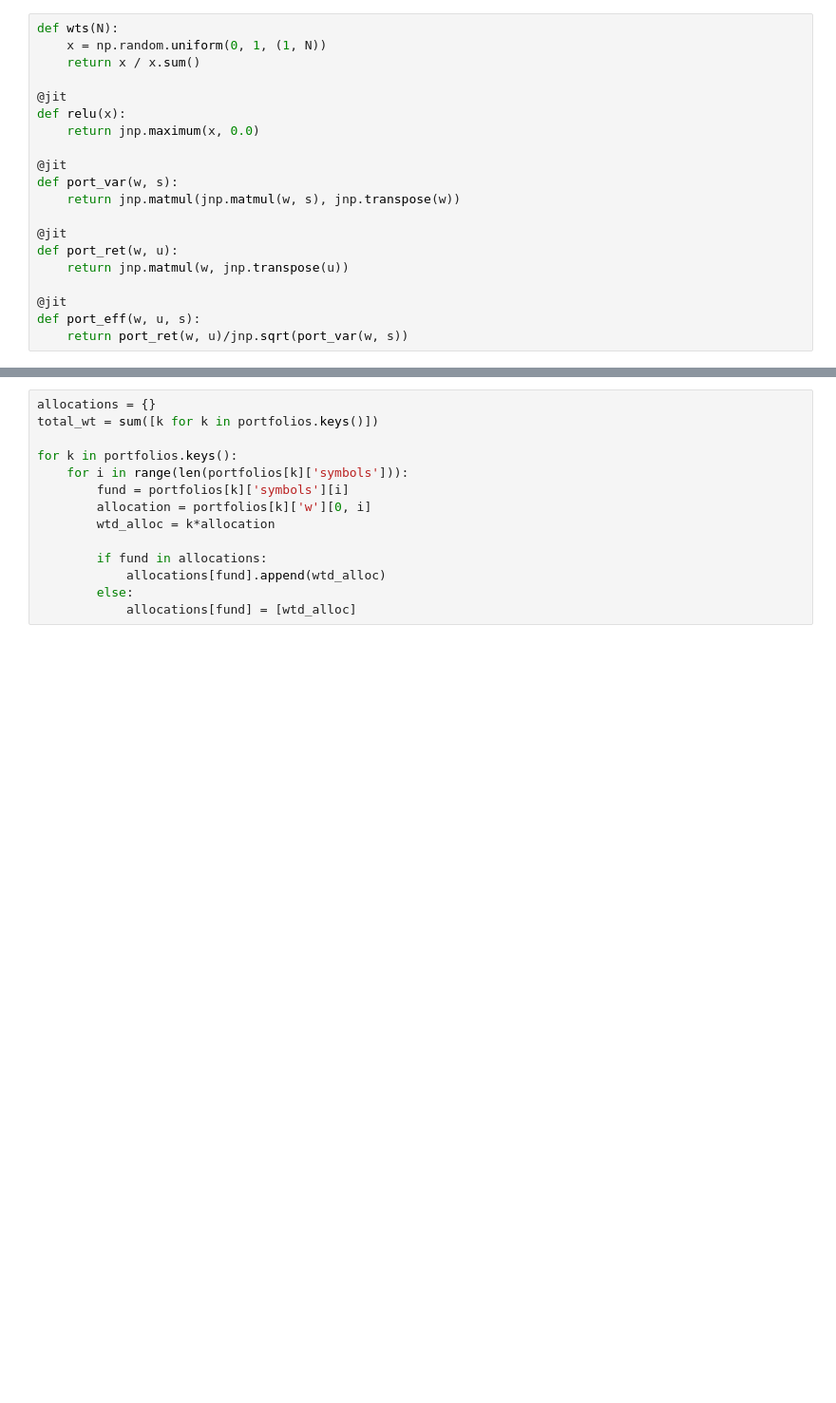
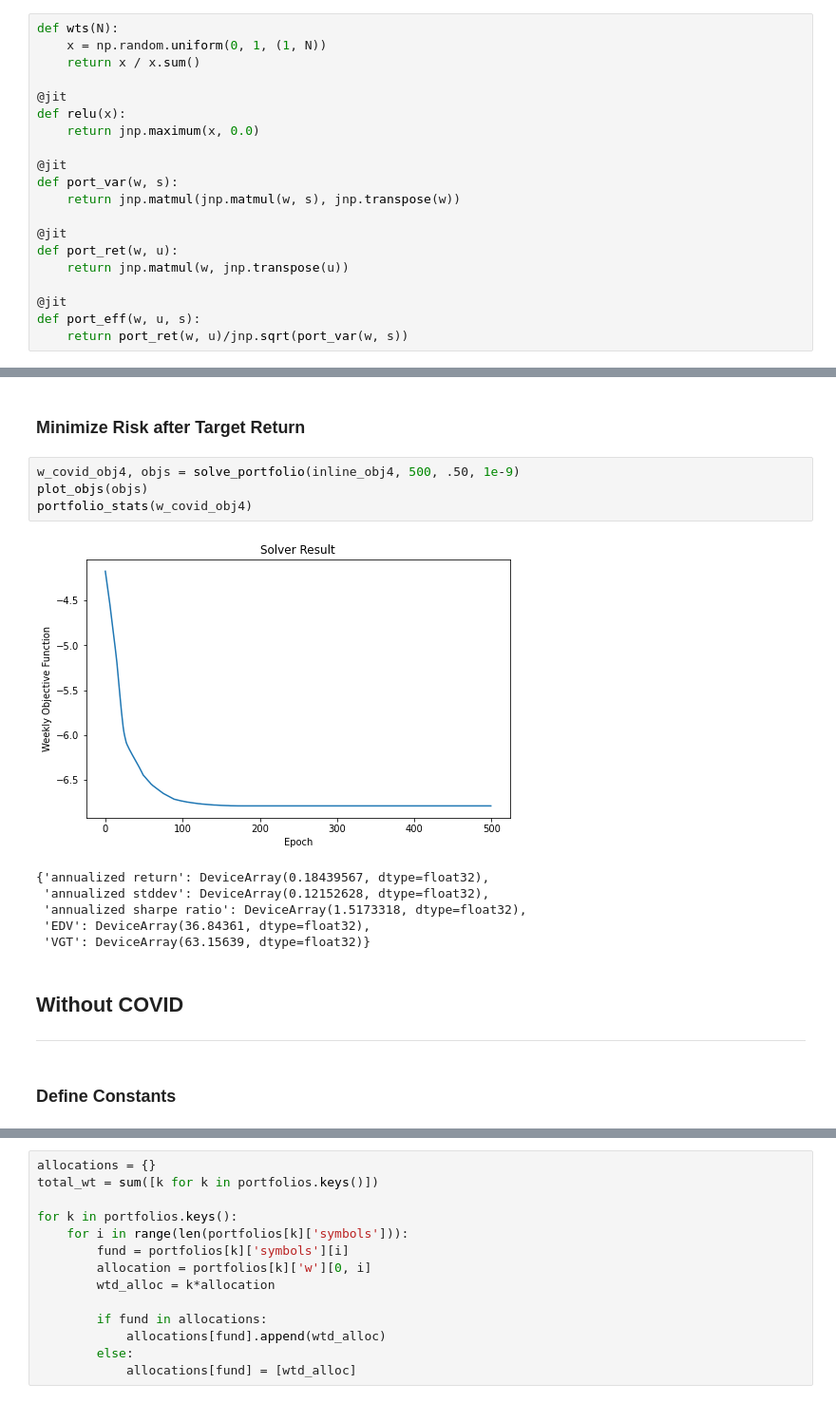
Before and after one commit to Matthew-Amos/Portfolio-Optimization, a Jupyter notebook: January_2021.ipynb, the cells around one changed output, grey strips where cells are left out. Shown at 95% size. Drawn from its saved outputs; the diff is of its cells as text; blank space fills up the shorter version.

```diff
--- a/January_2021.ipynb
+++ b/January_2021.ipynb
@@ -390,0 +435,19 @@ plt.show()
+# %% [markdown]
+### Minimize Risk after Target Return
+# %%
+w_covid_obj4, objs = solve_portfolio(inline_obj4, 500, .50, 1e-9)
+plot_objs(objs)
+portfolio_stats(w_covid_obj4)
+# %% [output]
+[figure, added]
+{'annualized return': DeviceArray(0.18439567, dtype=float32),
+ 'annualized stddev': DeviceArray(0.12152628, dtype=float32),
+ 'annualized sharpe ratio': DeviceArray(1.5173318, dtype=float32),
+ 'EDV': DeviceArray(36.84361, dtype=float32),
+ 'VGT': DeviceArray(63.15639, dtype=float32)}
+# %% [markdown]
+## Without COVID
+
+---
+# %% [markdown]
+### Define Constants
```
Also changed, not shown: parts of 43 cells of this notebook.
